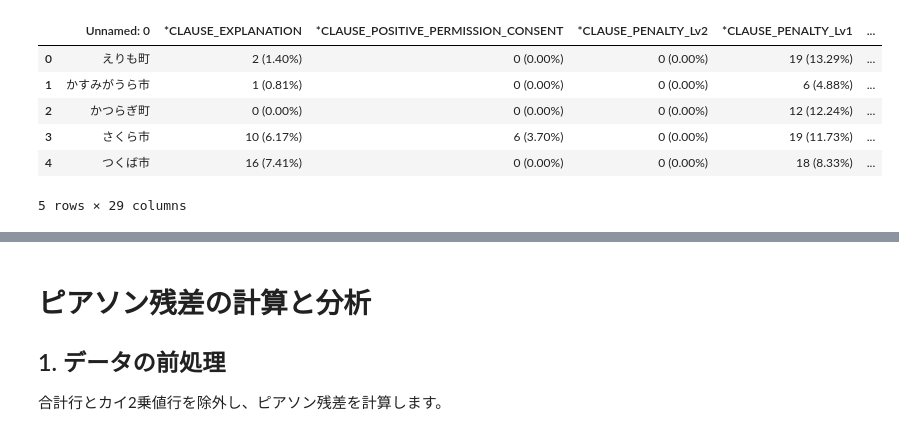
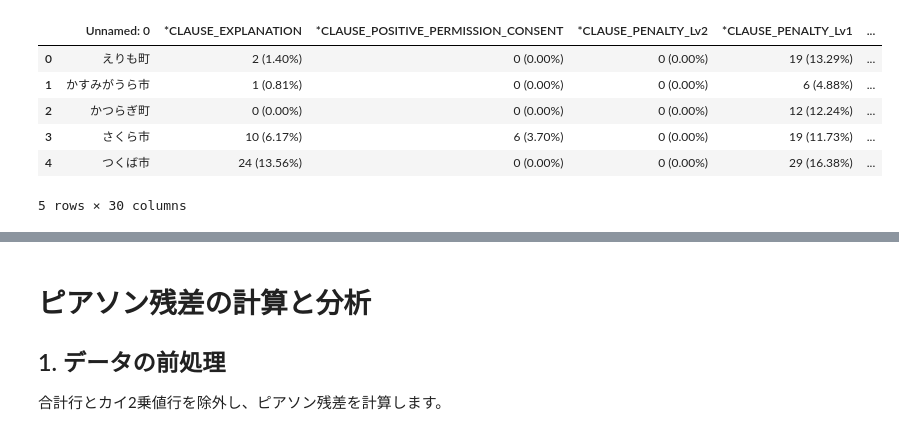
Before and after one commit to ikko1250/ISEP_general, a Jupyter notebook: solar_rule_2.ipynb, the cells around one changed output, grey strips where cells are left out. Saved outputs shown, nothing was run; the diff lists cells and outputs as text; code cells hidden in the pictures.

```diff
--- a/solar_rule_2.ipynb
+++ b/solar_rule_2.ipynb
@@ -1,16 +1,16 @@
 # %%
 import pandas as pd
 
-df = pd.read_excel('/home/ubuntu/cur/isep/coding_munic..v.4.xlsx', sheet_name='Sheet1')
+df = pd.read_excel('/home/ubuntu/cur/isep/v5.1_dan_vs_munic..xlsx', sheet_name='dan_vs_munic.')
 df.head()
 # %% [output]
 |  | Unnamed: 0 | *CLAUSE_EXPLANATION | *CLAUSE_POSITIVE_PERMISSION_CONSENT | *CLAUSE_PENALTY_Lv2 | *CLAUSE_PENALTY_Lv1 | ... |
 | 0 | えりも町 | 2 (1.40%) | 0 (0.00%) | 0 (0.00%) | 19 (13.29%) | ... |
 | 1 | かすみがうら市 | 1 (0.81%) | 0 (0.00%) | 0 (0.00%) | 6 (4.88%) | ... |
 | 2 | かつらぎ町 | 0 (0.00%) | 0 (0.00%) | 0 (0.00%) | 12 (12.24%) | ... |
 | 3 | さくら市 | 10 (6.17%) | 6 (3.70%) | 0 (0.00%) | 19 (11.73%) | ... |
-| 4 | つくば市 | 16 (7.41%) | 0 (0.00%) | 0 (0.00%) | 18 (8.33%) | ... |
+| 4 | つくば市 | 24 (13.56%) | 0 (0.00%) | 0 (0.00%) | 29 (16.38%) | ... |
-5 rows × 29 columns
+5 rows × 30 columns
 # %%
 import re
 
```
Also changed, not shown: parts of 15 cells of this notebook, 28 other files.
